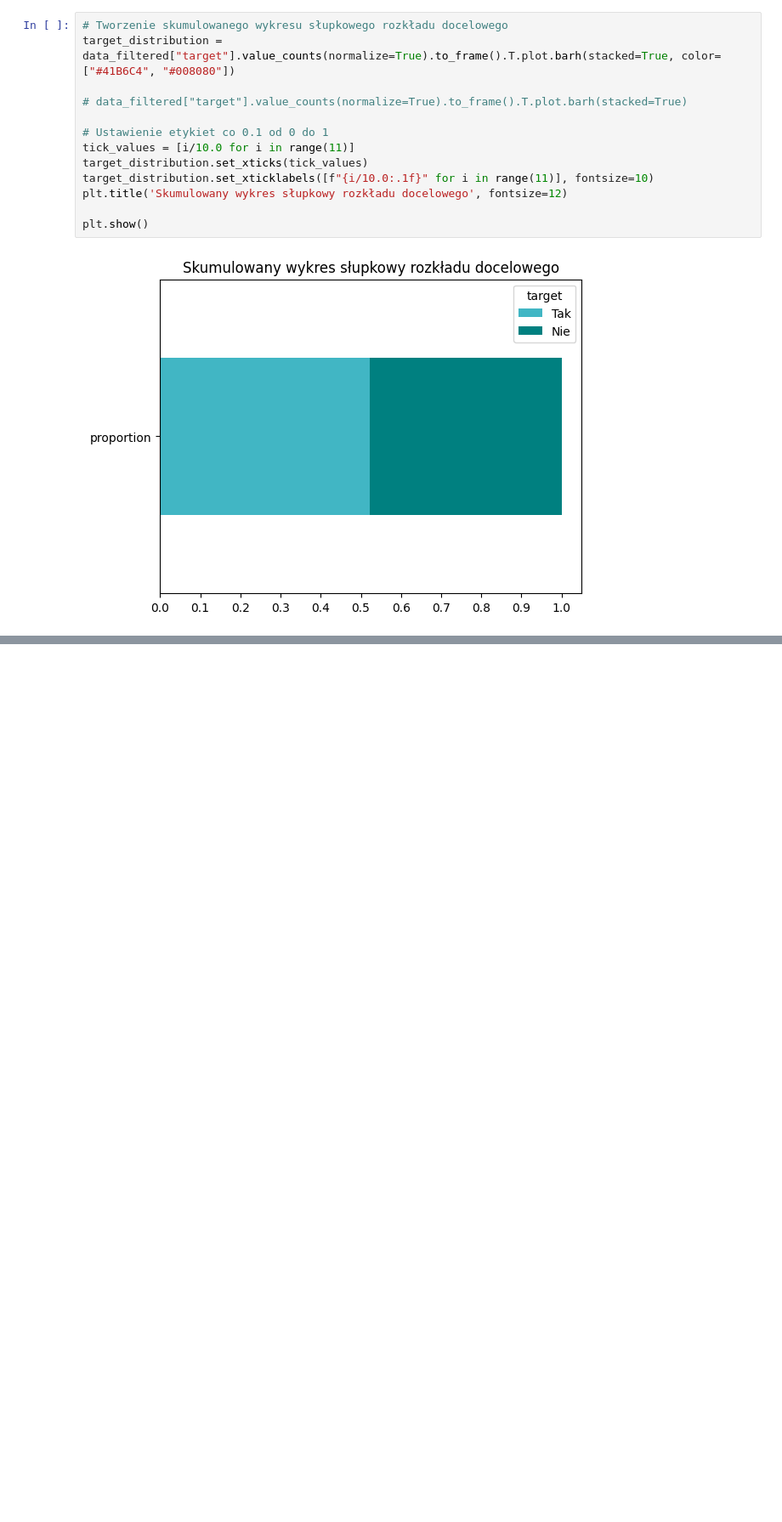
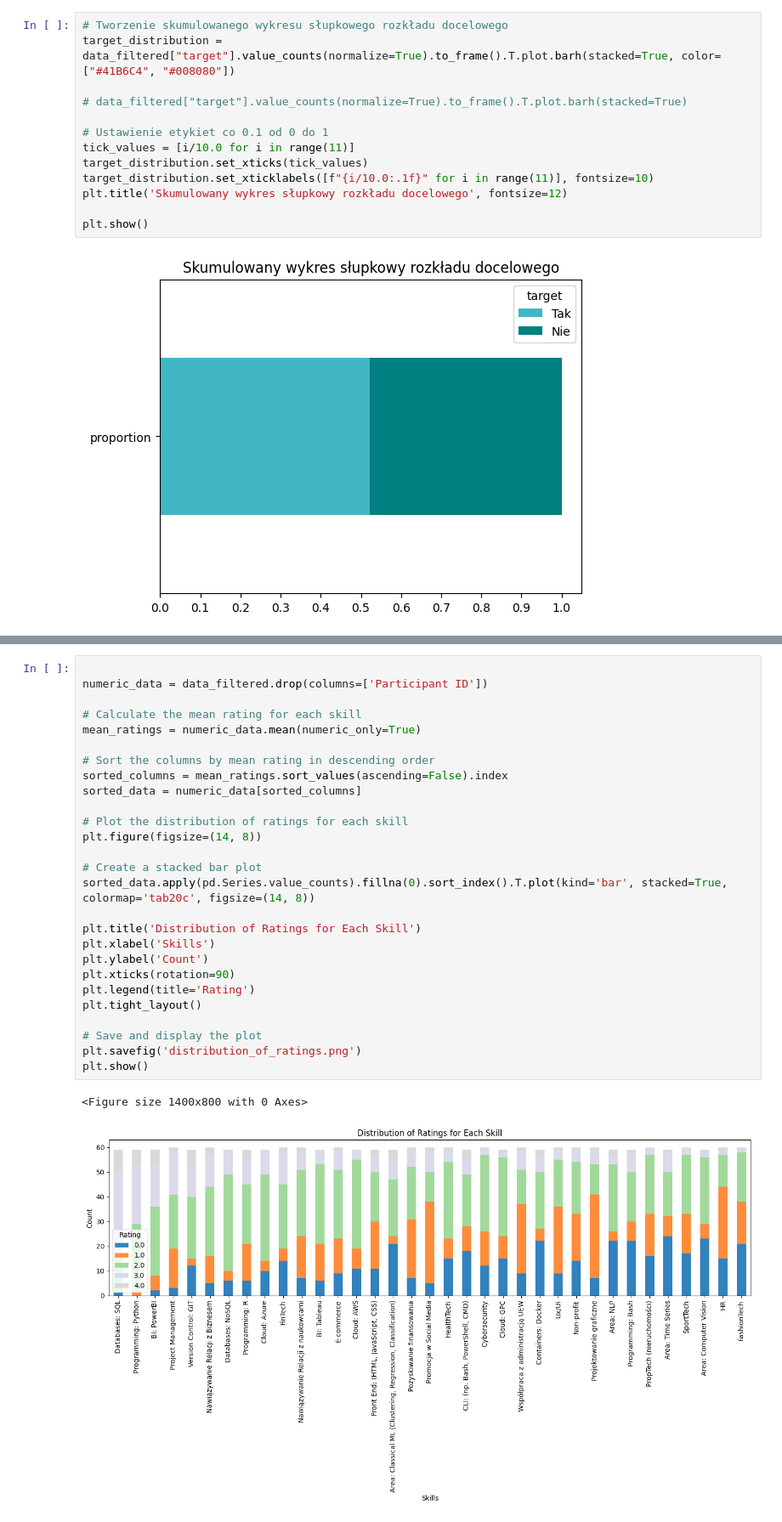
Before and after one commit to Zdanekk/Projekt-people-analytics, a Jupyter notebook: notebooks/03_ExploratoryDataAnalysis.ipynb, the cells around one changed output, grey strips where cells are left out. Shown at 85% size. Drawn from its saved outputs; the diff is of its cells as text; blank space fills up the shorter version.

Commit message:
added Graph with ratings

```diff
--- a/notebooks/03_ExploratoryDataAnalysis.ipynb
+++ b/notebooks/03_ExploratoryDataAnalysis.ipynb
@@ -105,0 +106,30 @@ plt.show()
+# %%
+
+numeric_data = data_filtered.drop(columns=['Participant ID'])
+
+# Calculate the mean rating for each skill
+mean_ratings = numeric_data.mean(numeric_only=True)
+
+# Sort the columns by mean rating in descending order
+sorted_columns = mean_ratings.sort_values(ascending=False).index
+sorted_data = numeric_data[sorted_columns]
+
+# Plot the distribution of ratings for each skill
+plt.figure(figsize=(14, 8))
+
+# Create a stacked bar plot
+sorted_data.apply(pd.Series.value_counts).fillna(0).sort_index().T.plot(kind='bar', stacked=True, colormap='tab20c', figsize=(14, 8))
+
+plt.title('Distribution of Ratings for Each Skill')
+plt.xlabel('Skills')
+plt.ylabel('Count')
+plt.xticks(rotation=90)
+plt.legend(title='Rating')
+plt.tight_layout()
+
+# Save and display the plot
+plt.savefig('distribution_of_ratings.png')
+plt.show()
+# %% [output]
+<Figure size 1400x800 with 0 Axes>
+[figure, added]
```
Also changed, not shown: parts of 1 cell of this notebook.
